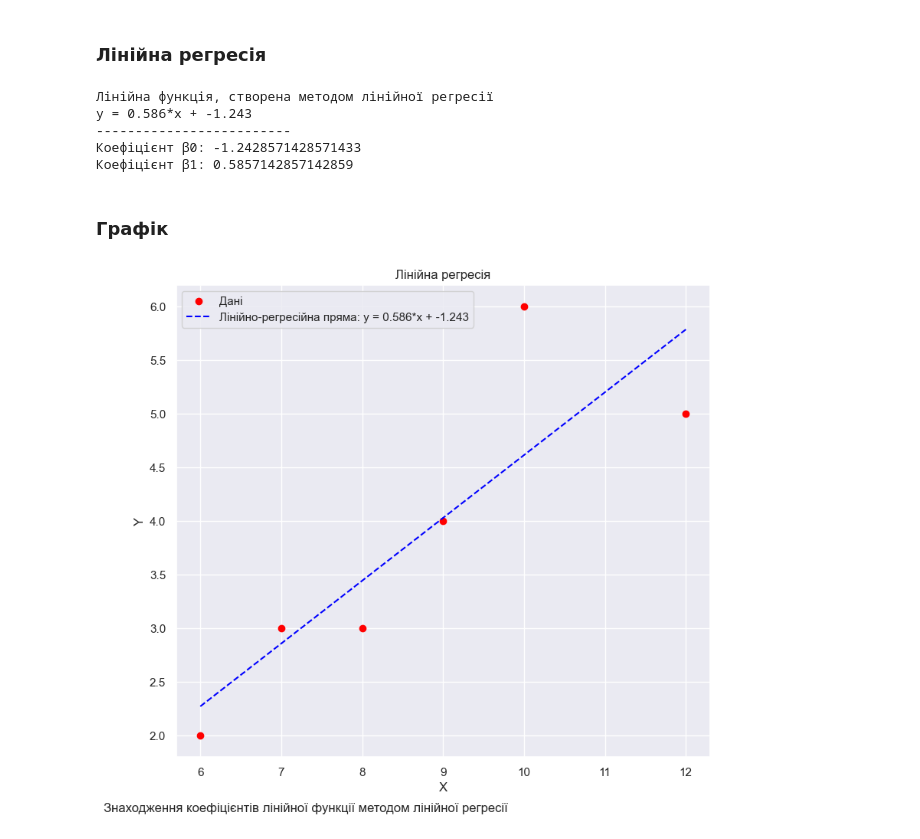
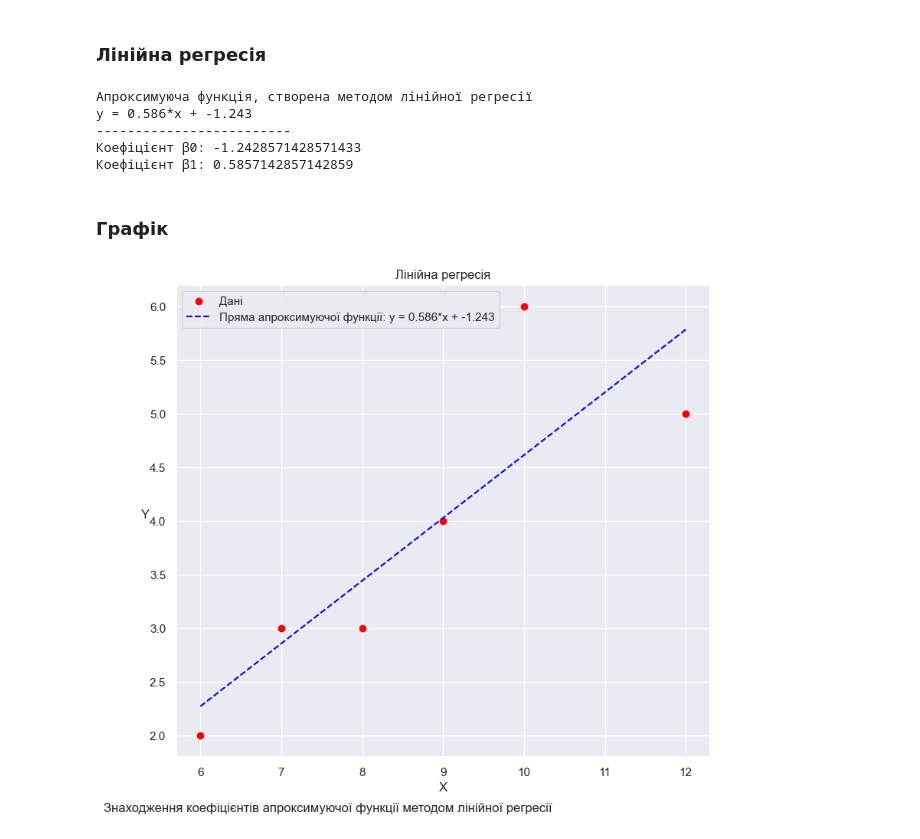
Before and after one commit to igorshubovych/cloud-systems-labs, a Jupyter notebook: lab4/lab4_task2.ipynb, the cells around one changed output. Drawn from its saved outputs; the diff is of its cells as text; code cells hidden in the pictures.

```diff
--- a/lab4/lab4_task2.ipynb
+++ b/lab4/lab4_task2.ipynb
@@ -43,15 +43,15 @@ coefficient_0 = model.intercept_
 coefficient_1 = model.coef_[0]
 
 # Формування рядка з рівнянням лінійної регресії
-equation_string = 'y = {:.3f}*x + {:.3f}'.format(coefficient_1, coefficient_0)
-print("Лінійна функція, створена методом лінійної регресії")
-print(equation_string)
+function_string = 'y = {:.3f}*x + {:.3f}'.format(coefficient_1, coefficient_0)
+print("Апроксимуюча функція, створена методом лінійної регресії")
+print(function_string)
 print("-------------------------")
 
 print(f"Коефіцієнт β0: {coefficient_0}")
 print(f"Коефіцієнт β1: {coefficient_1}")
 # %% [output]
-Лінійна функція, створена методом лінійної регресії
+Апроксимуюча функція, створена методом лінійної регресії
 y = 0.586*x + -1.243
 -------------------------
 Коефіцієнт β0: -1.2428571428571433
@@ -61,17 +61,17 @@ y = 0.586*x + -1.243
 # %%
 
 # Побудова графіка
 
 plt.figure(figsize=(9, 8))
 plt.scatter(X, Y, color='red', label='Дані')
 plt.plot(x_range, y_pred, color='blue',
          linestyle='--',
-         label='Лінійно-регресійна пряма: ' + equation_string)
+         label='Пряма апроксимуючої функції: ' + function_string)
 plt.title('Лінійна регресія')
 plt.xlabel('X')
-plt.ylabel('Y')
+plt.ylabel('Y', rotation=0)
 plt.legend()
-plt.figtext(.02, .02, "Знаходження коефіцієнтів лінійної функції методом лінійної регресії")
+plt.figtext(.02, .02, "Знаходження коефіцієнтів апроксимуючої функції методом лінійної регресії")
 plt.show()
 # %% [output]
-[figure, old version]
+[figure, new version]
```
Also changed, not shown: 1 other file.
